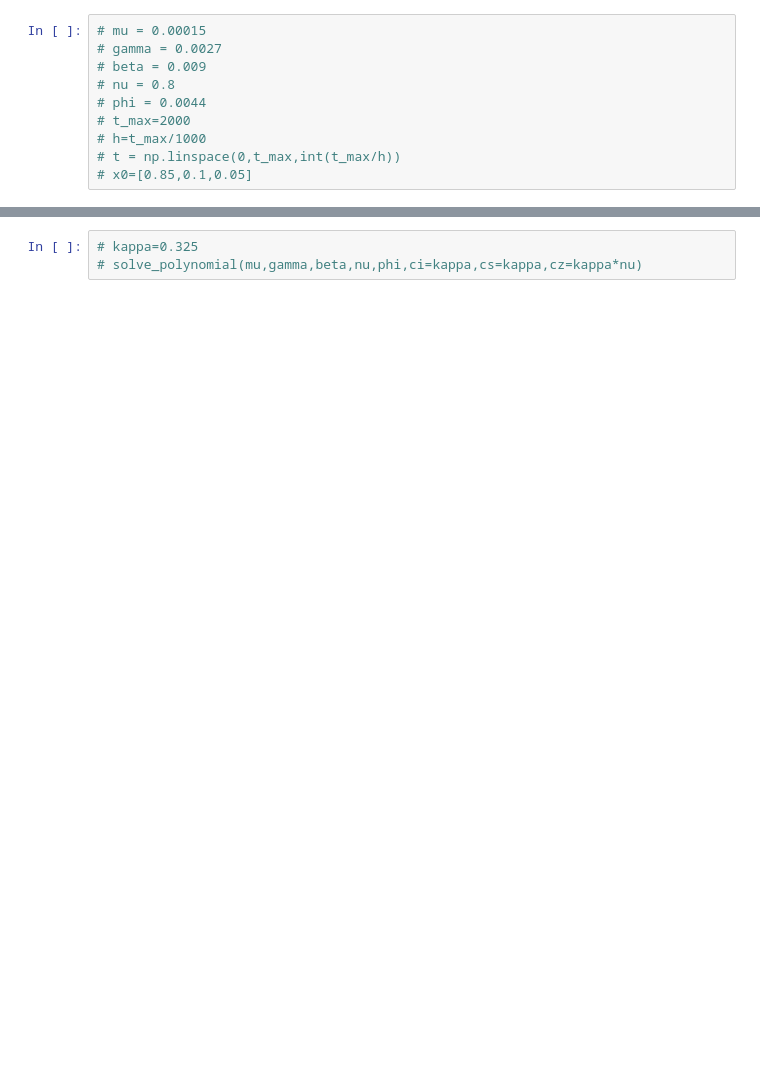
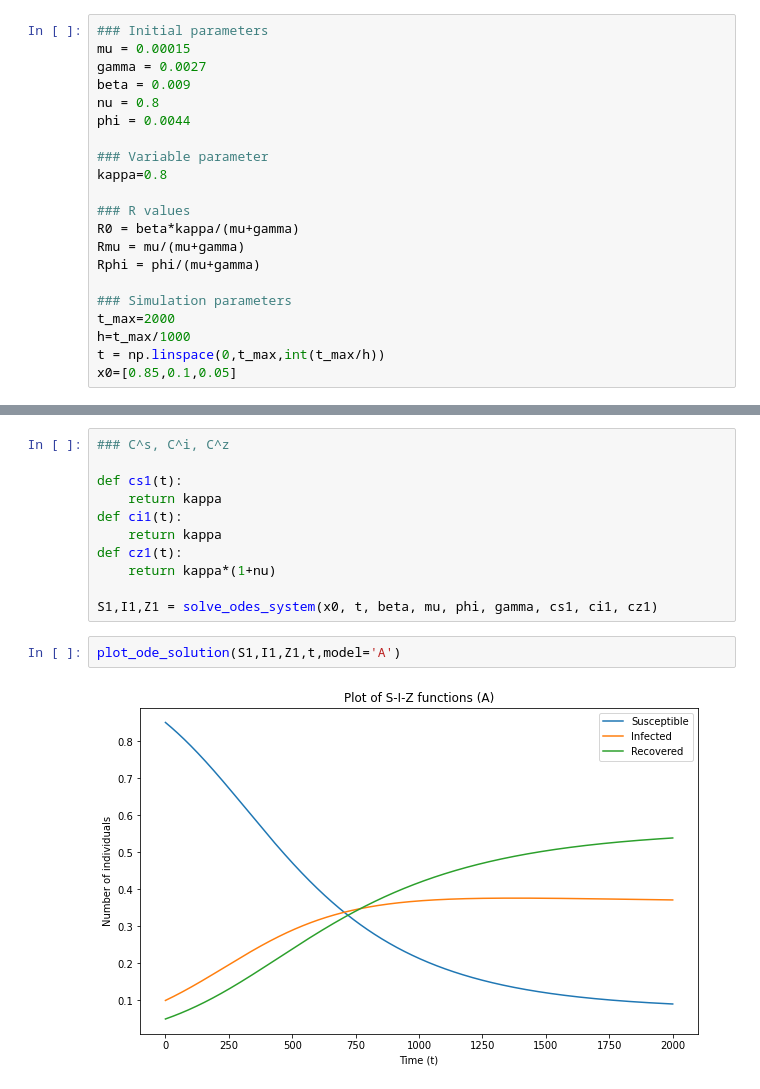
Before and after one commit to JimmyCalvoMonge/adaptive, a Jupyter notebook: design/find_equilibria.ipynb, the cells around one changed output, grey strips where cells are left out. Saved outputs shown, nothing was run; the diff lists cells and outputs as text; blank space fills up the shorter version.

Commit message:
find equilibria simulations base code

```diff
--- a/design/find_equilibria.ipynb
+++ b/design/find_equilibria.ipynb
@@ -56,10 +126,21 @@
 # %%
-# mu = 0.00015
-# gamma = 0.0027
-# beta = 0.009
-# nu = 0.8
-# phi = 0.0044
-# t_max=2000
-# h=t_max/1000
-# t = np.linspace(0,t_max,int(t_max/h))
-# x0=[0.85,0.1,0.05]
+### Initial parameters
+mu = 0.00015
+gamma = 0.0027
+beta = 0.009
+nu = 0.8
+phi = 0.0044
+
+### Variable parameter
+kappa=0.8
+
+### R values
+R0 = beta*kappa/(mu+gamma)
+Rmu = mu/(mu+gamma)
+Rphi = phi/(mu+gamma)
+
+### Simulation parameters
+t_max=2000
+h=t_max/1000
+t = np.linspace(0,t_max,int(t_max/h))
+x0=[0.85,0.1,0.05]
@@ -146,3 +147,15 @@
-# %%
-# kappa=0.325
-# solve_polynomial(mu,gamma,beta,nu,phi,ci=kappa,cs=kappa,cz=kappa*nu)
+# %%
+### C^s, C^i, C^z
+
+def cs1(t):
+    return kappa
+def ci1(t):
+    return kappa
+def cz1(t):
+    return kappa*(1+nu)
+
+S1,I1,Z1 = solve_odes_system(x0, t, beta, mu, phi, gamma, cs1, ci1, cz1)
+# %%
+plot_ode_solution(S1,I1,Z1,t,model='A')
+# %% [output]
+[figure, added]
```
Also changed, not shown: parts of 15 cells of this notebook, 6 other files.
